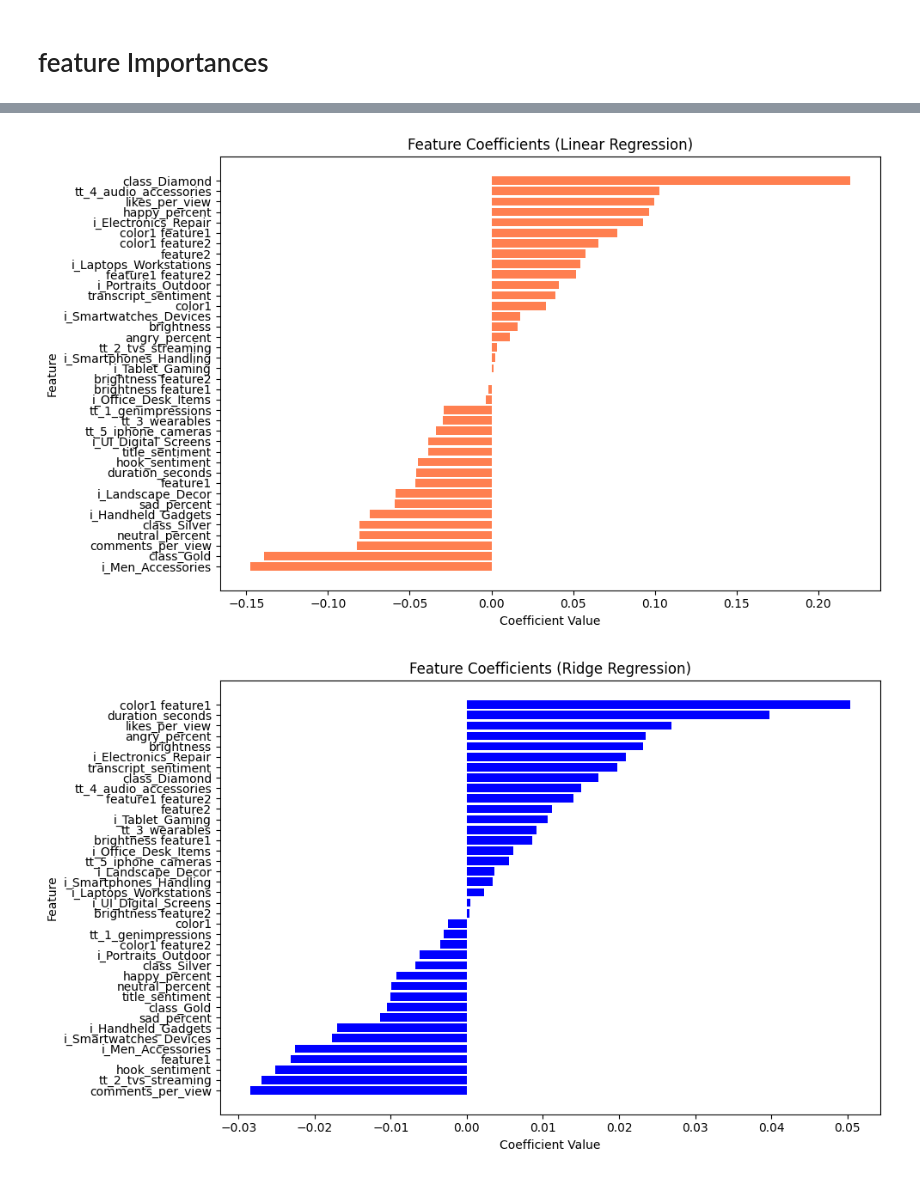
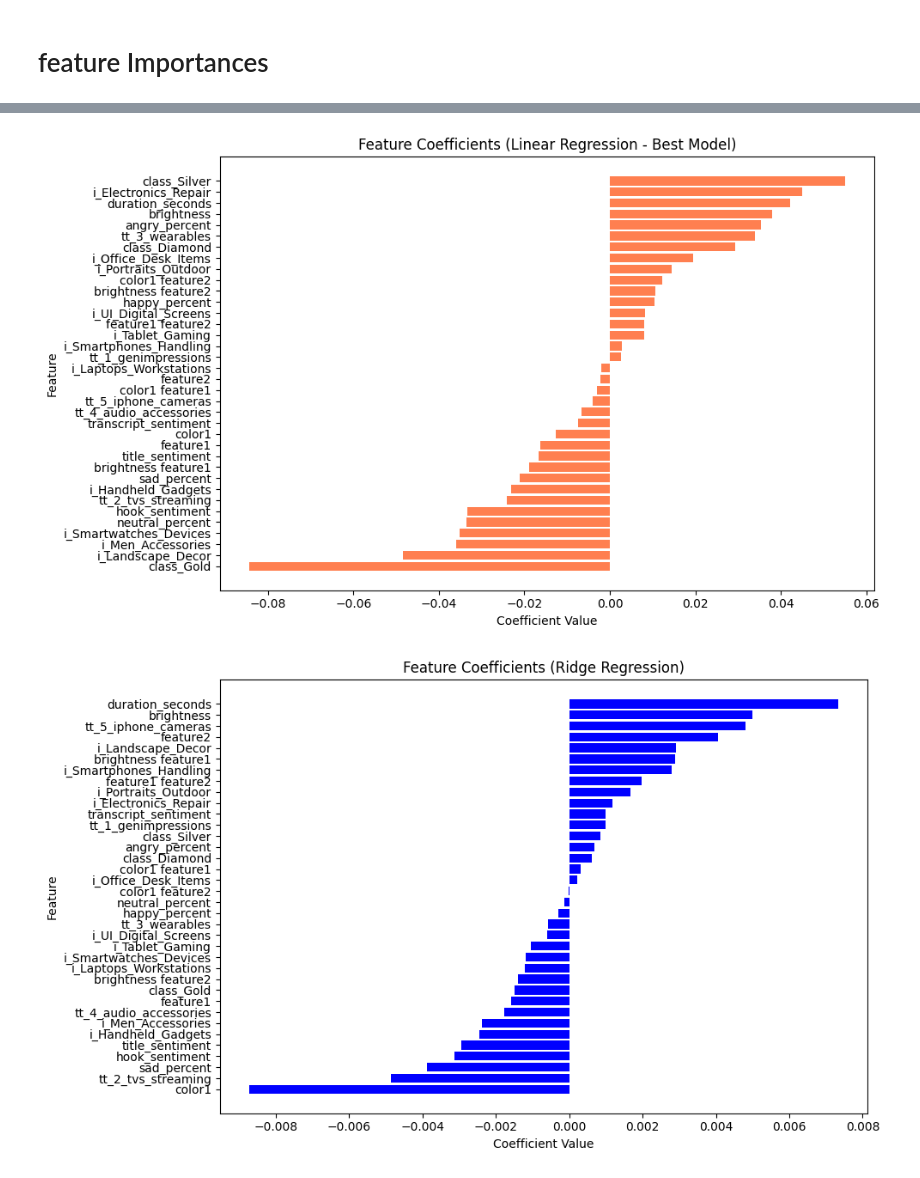
Before and after one commit to MichaelCrosson/YoutubeVideoAnalysis, a Jupyter notebook: uni_df.ipynb, the cells around one changed output, grey strips where cells are left out. Drawn from its saved outputs; the diff is of its cells as text; code cells hidden in the pictures.

Commit message:
New final model code

```diff
--- a/uni_df.ipynb
+++ b/uni_df.ipynb
@@ -235,8 +235,7 @@ numerical_columns = [
     "brightness color3", "brightness feature1", "brightness feature2",
     "color1 color2", "color1 color3", "color1 feature1", "color1 feature2",
     "color2 color3", "color2 feature1", "color2 feature2", "color3 feature1",
-    "color3 feature2", "feature1 feature2", "popularity", "likes_per_view",
-    "comments_per_view", "duration_seconds", "published_month",
+    "color3 feature2", "feature1 feature2", "popularity", "duration_seconds", "published_month",
     "published_day", "published_hour", "duration_decimal_minutes"
 ]
 
@@ -333,8 +332,7 @@ plt.show()
 numerical_columns = [
     'title_sentiment', 'transcript_sentiment', 'hook_sentiment',
     'tt_1_genimpressions', 'tt_2_tvs_streaming', 'tt_3_wearables',
-    'tt_4_audio_accessories', 'tt_5_iphone_cameras', 'likes_per_view',
-    'comments_per_view', 'duration_seconds'
+    'tt_4_audio_accessories', 'tt_5_iphone_cameras', 'duration_seconds'
 ]
 
 for col in numerical_columns:
@@ -529,6 +521,7 @@ models = {
     'Random Forest Regressor': RandomForestRegressor(n_estimators=100, random_state=42),
 }
 # %%
+from sklearn.metrics import mean_squared_error, r2_score
 # Train and evaluate models
 results = []
 for name, model in models.items():
@@ -536,5 +529,6 @@ for name, model in models.items():
     y_pred = model.predict(X_test)  # Make predictions
     mse = mean_squared_error(y_test, y_pred)  # Compute MSE
     rmse = np.sqrt(mse)  # Compute RMSE
-    results.append((name, mse, rmse))
+    r2 = r2_score(y_test, y_pred)
+    results.append((name, mse, rmse, r2))
 # %%
@@ -549,0 +564,24 @@ results_df
+# %%
+best_models = {}
+for name, model in models.items():
+    print(f"Tuning {name}...")
+    param_grid = param_grids[name]
+    if param_grid:  # Skip models without hyperparameters
+        grid_search = GridSearchCV(
+            estimator=model,
+            param_grid=param_grid,
+            scoring='neg_mean_squared_error',  # Use MSE for regression
+            cv=5,  # 5-fold cross-validation
+            n_jobs=-1
+        )
+        grid_search.fit(X, y)  # Replace X, y with your data
+        best_models[name] = grid_search.best_estimator_
+        print(f"Best parameters for {name}: {grid_search.best_params_}")
+    else:
+        # For models without hyperparameters, just add the base model
+        best_models[name] = model.fit(X, y)
+
+# Display the best models
+print("Best Models:")
+for name, model in best_models.items():
+    print(f"{name}: {model}")
@@ -611,28 +714,28 @@ plt.show()
 # %%
-# Coefficients for Linear Regression
-lr_model = models['Linear Regression']
+# Ensure you are using the best Linear Regression model
+lr_model = best_models['Linear Regression']  # Use the best-tuned model
 lr_coefficients = lr_model.coef_
 
 # Create a DataFrame for coefficients
 lr_coefficients_df = pd.DataFrame({'Feature': X.columns, 'Coefficient': lr_coefficients})
 
 # Sort the DataFrame by coefficient values in descending order (absolute values for impact)
 lr_coefficients_df = lr_coefficients_df.sort_values(by='Coefficient', ascending=False)
 
 # Plot Sorted Coefficients
 plt.figure(figsize=(10, 6))
 plt.barh(lr_coefficients_df['Feature'], lr_coefficients_df['Coefficient'], color='coral')
-plt.title('Feature Coefficients (Linear Regression)')
+plt.title('Feature Coefficients (Linear Regression - Best Model)')
 plt.xlabel('Coefficient Value')
 plt.ylabel('Feature')
 plt.gca().invert_yaxis()  # Invert y-axis to have the largest coefficients on top
 plt.tight_layout()
 plt.show()
 # %% [output]
-[figure, old version]
+[figure, new version]
 # %%
 # Coefficients for Ridge Regression
-ridge_model = models['Ridge Regression']
+ridge_model = best_models['Ridge Regression']
 ridge_coefficients = ridge_model.coef_
 
 # Create a DataFrame for coefficients
@@ -651,6 +754,6 @@ plt.gca().invert_yaxis()  # Invert y-axis to have the largest coefficients on to
 plt.tight_layout()
 plt.show()
 # %% [output]
-[figure, old version]
+[figure, new version]
 # %%
 # Coefficients for Lasso Regression
```
Also changed, not shown: parts of 23 cells of this notebook.
